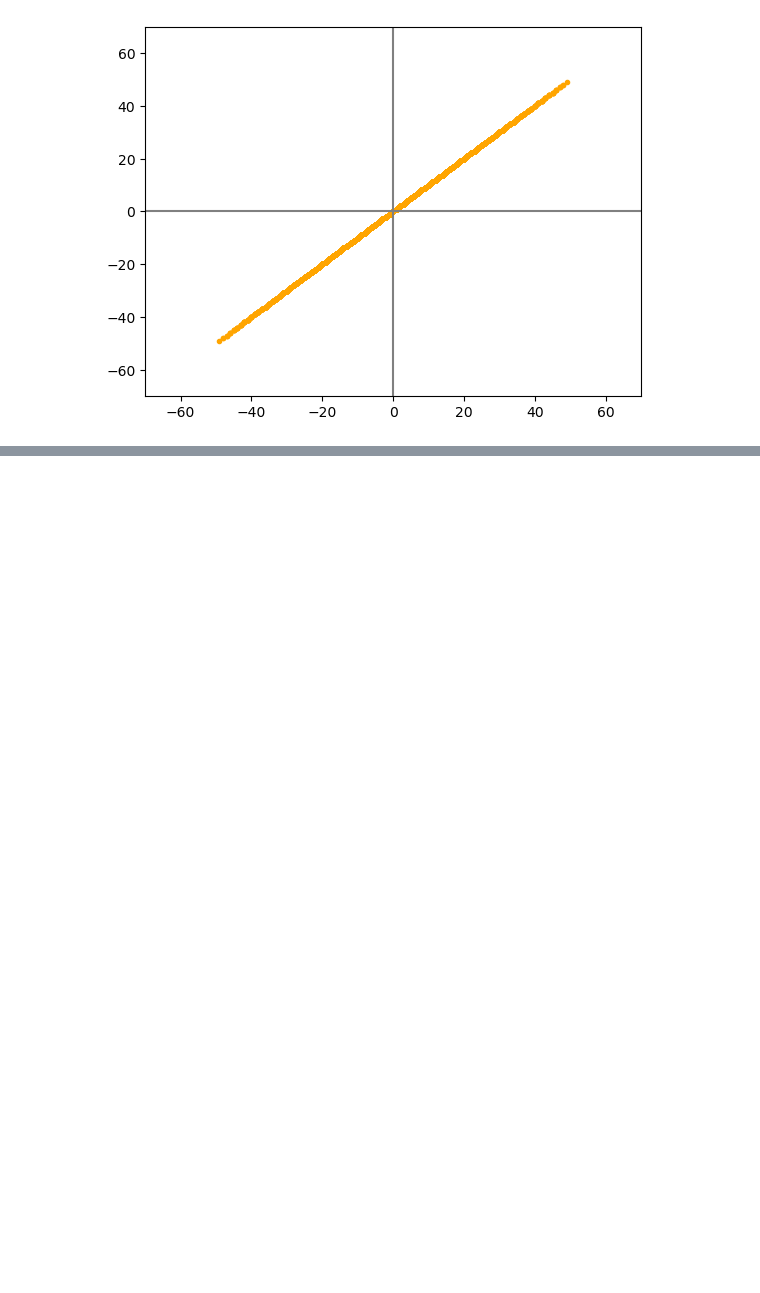
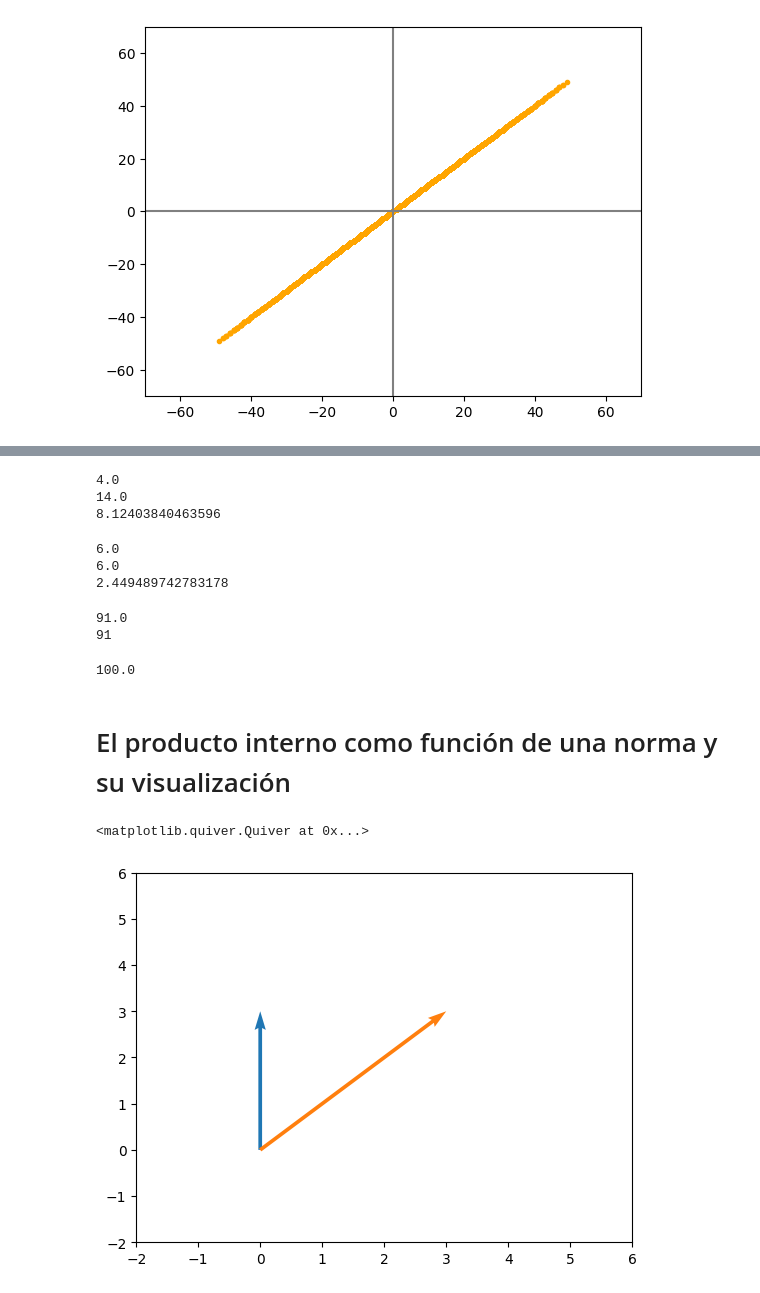
Before and after one commit to jpinillamo/Cursos, a Jupyter notebook: PL_AlgebraLineal/Notas_al_platzi.ipynb, the cells around one changed output, grey strips where cells are left out. Drawn from its saved outputs; the diff is of its cells as text; code cells hidden in the pictures; blank space fills up the shorter version.

```diff
--- a/PL_AlgebraLineal/Notas_al_platzi.ipynb
+++ b/PL_AlgebraLineal/Notas_al_platzi.ipynb
@@ -289,0 +372,48 @@ plt.axhline(y=0,color='grey')
+# %%
+v1 = np.array([1,2,0,5,6,0])
+print(np.linalg.norm(v1,ord=0))
+print(np.linalg.norm(v1,ord=1))
+print(np.linalg.norm(v1,ord=2))
+# %% [output]
+4.0
+14.0
+8.12403840463596
+# %%
+v1 = np.array([1,-1,1,-1,1,-1])
+print(np.linalg.norm(v1,ord=0))
+print(np.linalg.norm(v1,ord=1))
+print(np.linalg.norm(v1,ord=2))
+# %% [output]
+6.0
+6.0
+2.449489742783178
+# %%
+v1= np.array([1,2,3,4,5,6])
+print(np.linalg.norm(v1,ord=2)**2)
+print(v1.T.dot(v1))
+# %% [output]
+91.0
+91
+# %%
+v1= np.array([1,2,3,4,5,6,-100])
+print(np.linalg.norm(v1,ord=np.inf))
+# %% [output]
+100.0
+# %% [markdown]
+# El producto interno como función de una norma y su visualización
+# %%
+v1 = np.array([0,0,0,3])
+v2 = np.array([0,0,3,3])
+plt.xlim(-2,6)
+plt.ylim(-2,6)
+
+plt.quiver([v1[0],v2[0]],
+           [v1[1],v2[1]],
+           [v1[2],v2[2]],
+           [v1[3],v2[3]],
+           angles = 'xy' , scale_units = 'xy', scale =1, color = sns.color_palette()
+
+           )
+# %% [output]
+<matplotlib.quiver.Quiver at 0x...>
+[figure, added]
```
Also changed, not shown: parts of 41 cells of this notebook.
